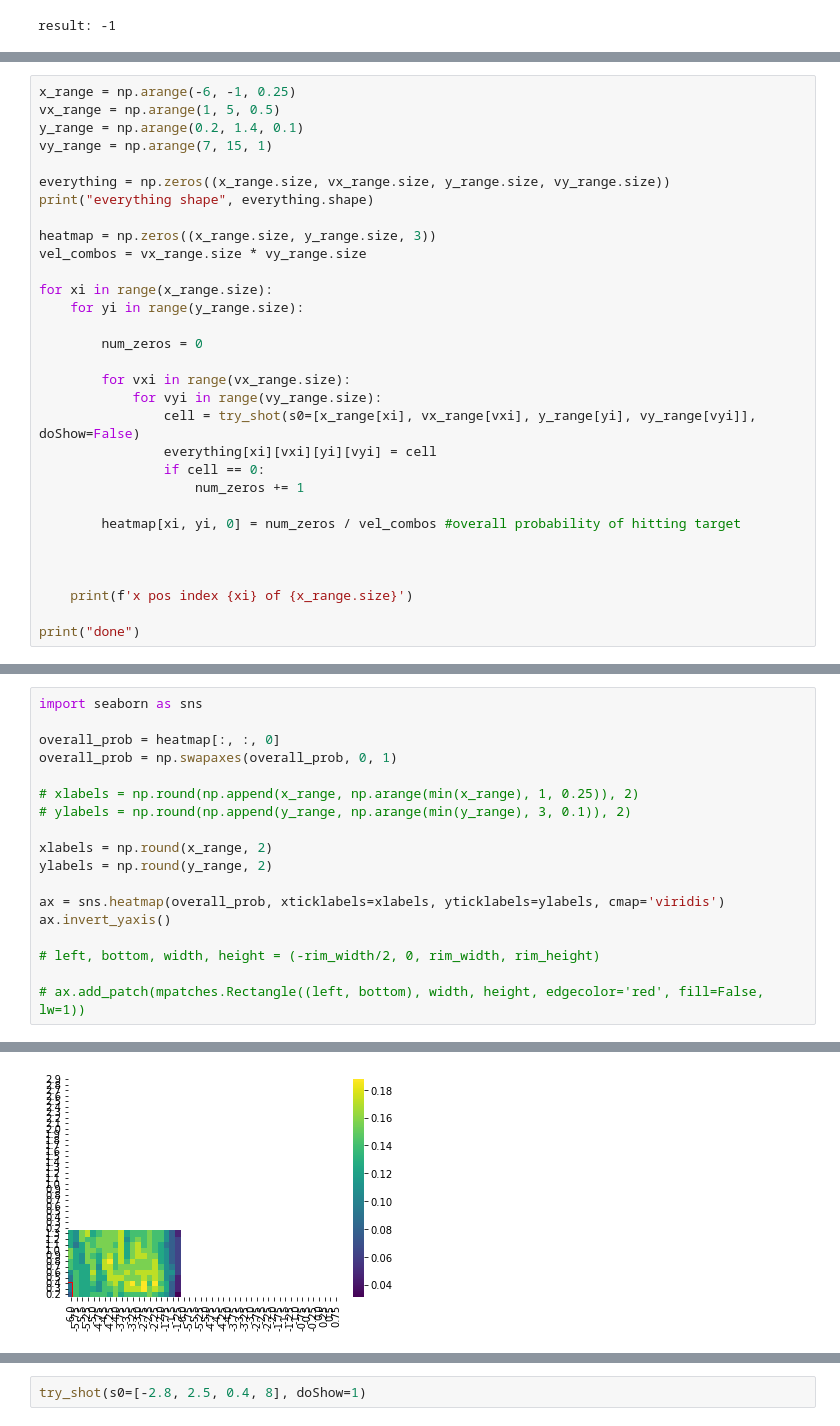
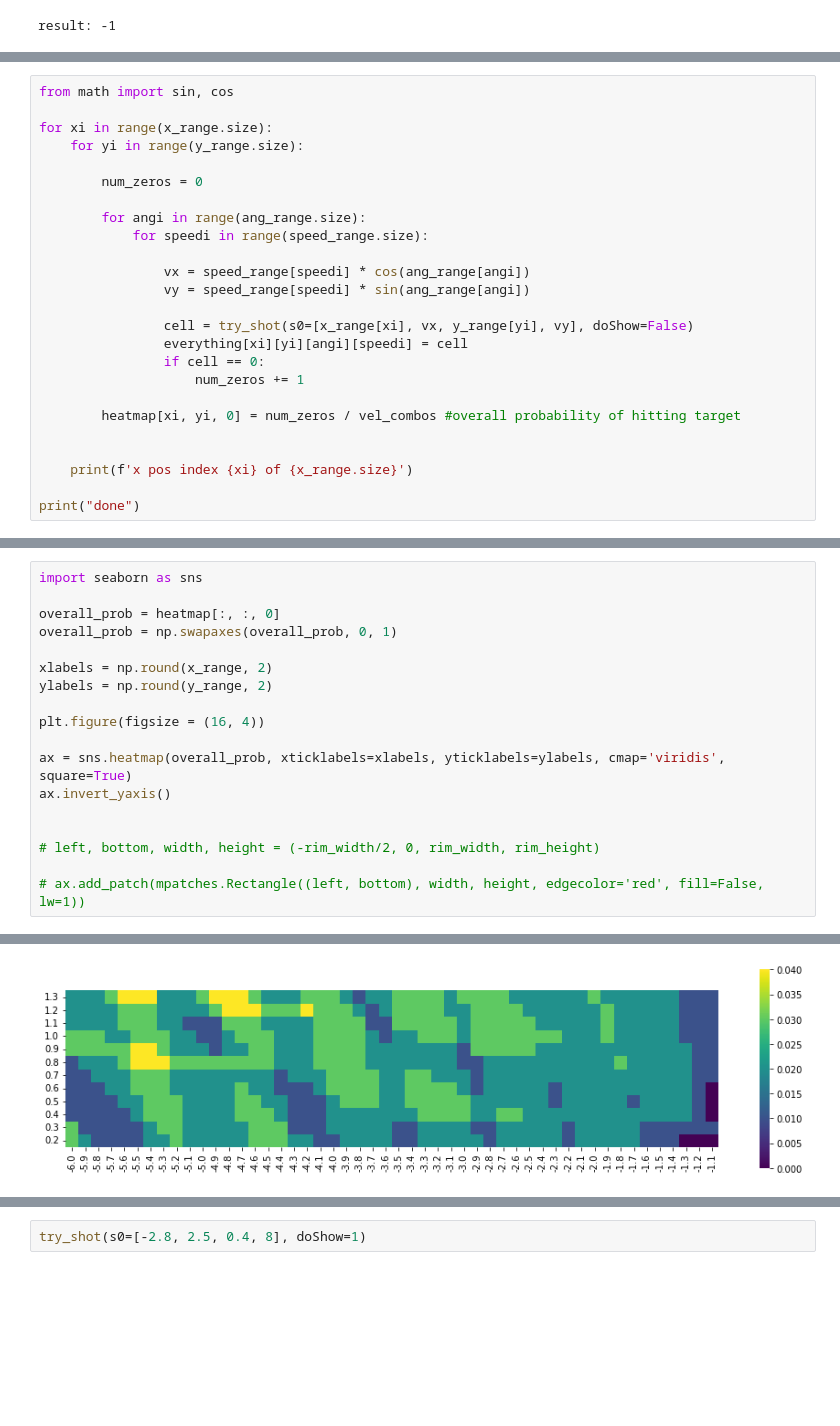
Before and after one commit to qwertpas/shotPlanner2022, a Jupyter notebook: simulate_shot.ipynb, the cells around one changed output, grey strips where cells are left out. Drawn from its saved outputs; the diff is of its cells as text; blank space fills up the shorter version.

Commit message:
detailed angle-speed plots

```diff
--- a/simulate_shot.ipynb
+++ b/simulate_shot.ipynb
@@ -68,31 +87,25 @@ result: -1
 # %%
-x_range = np.arange(-6, -1, 0.25)
-vx_range = np.arange(1, 5, 0.5)
-y_range = np.arange(0.2, 1.4, 0.1)
-vy_range = np.arange(7, 15, 1)
-
-everything = np.zeros((x_range.size, vx_range.size, y_range.size, vy_range.size))
-print("everything shape", everything.shape)
-
-heatmap = np.zeros((x_range.size, y_range.size, 3))
-vel_combos = vx_range.size * vy_range.size
+from math import sin, cos
 
 for xi in range(x_range.size):
     for yi in range(y_range.size):
 
         num_zeros = 0
 
-        for vxi in range(vx_range.size):
-            for vyi in range(vy_range.size):
-                cell = try_shot(s0=[x_range[xi], vx_range[vxi], y_range[yi], vy_range[vyi]], doShow=False)
-                everything[xi][vxi][yi][vyi] = cell
+        for angi in range(ang_range.size):
+            for speedi in range(speed_range.size):
+
+                vx = speed_range[speedi] * cos(ang_range[angi])
+                vy = speed_range[speedi] * sin(ang_range[angi])
+
+                cell = try_shot(s0=[x_range[xi], vx, y_range[yi], vy], doShow=False)
+                everything[xi][yi][angi][speedi] = cell
                 if cell == 0:
                     num_zeros += 1
 
         heatmap[xi, yi, 0] = num_zeros / vel_combos #overall probability of hitting target
 
 
-
     print(f'x pos index {xi} of {x_range.size}')
 
 print("done")
@@ -120,14 +133,14 @@ import seaborn as sns
 overall_prob = heatmap[:, :, 0]
 overall_prob = np.swapaxes(overall_prob, 0, 1)
 
-# xlabels = np.round(np.append(x_range, np.arange(min(x_range), 1, 0.25)), 2)
-# ylabels = np.round(np.append(y_range, np.arange(min(y_range), 3, 0.1)), 2)
-
 xlabels = np.round(x_range, 2)
 ylabels = np.round(y_range, 2)
 
-ax = sns.heatmap(overall_prob, xticklabels=xlabels, yticklabels=ylabels, cmap='viridis')
+plt.figure(figsize = (16, 4))
+
+ax = sns.heatmap(overall_prob, xticklabels=xlabels, yticklabels=ylabels, cmap='viridis', square=True)
 ax.invert_yaxis()
+
 
 # left, bottom, width, height = (-rim_width/2, 0, rim_width, rim_height)
 
@@ -137 +149 @@ ax.invert_yaxis()
-[figure, old version]
+[figure, new version]
```
Also changed, not shown: parts of 9 cells of this notebook.
